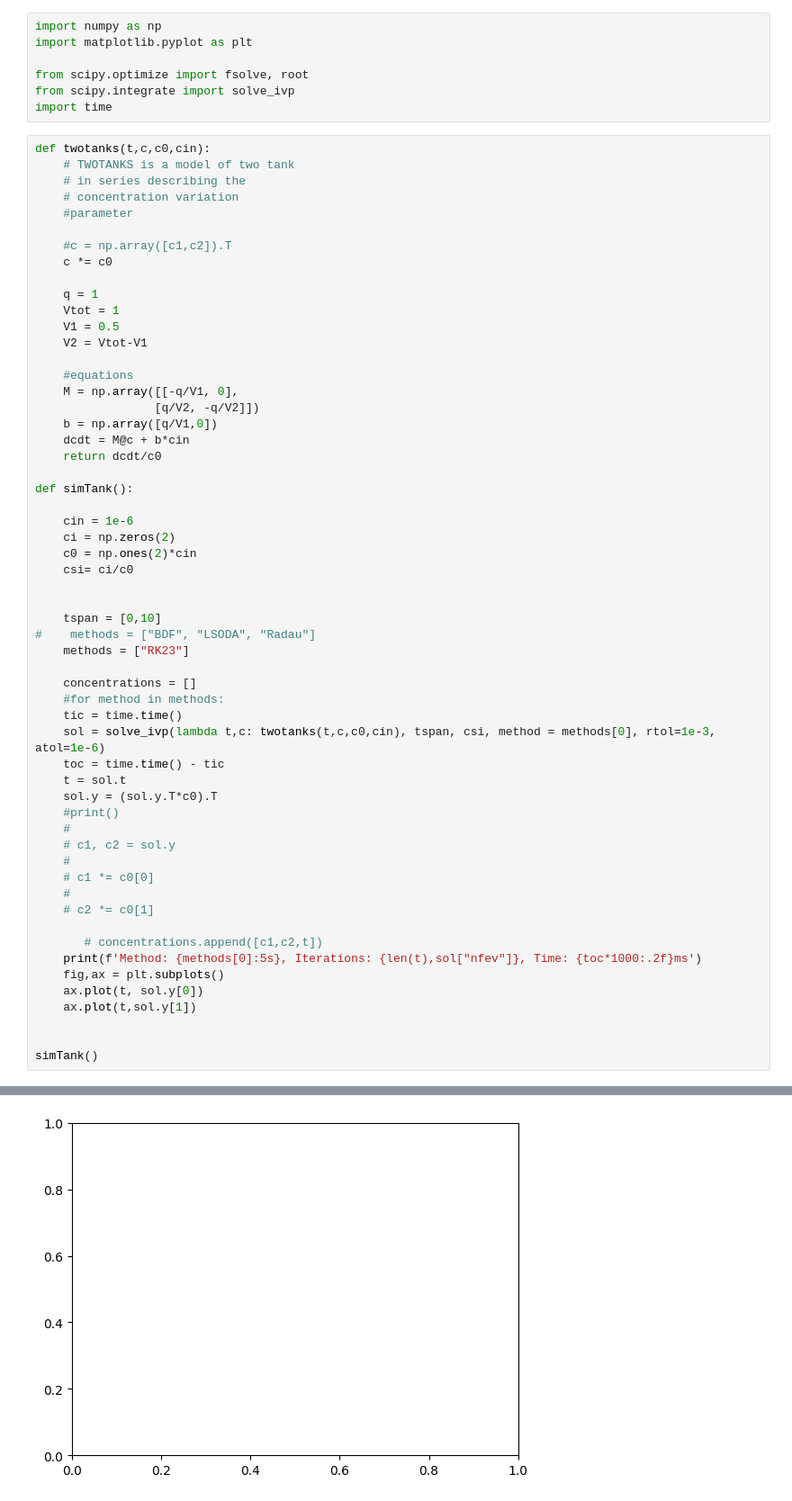
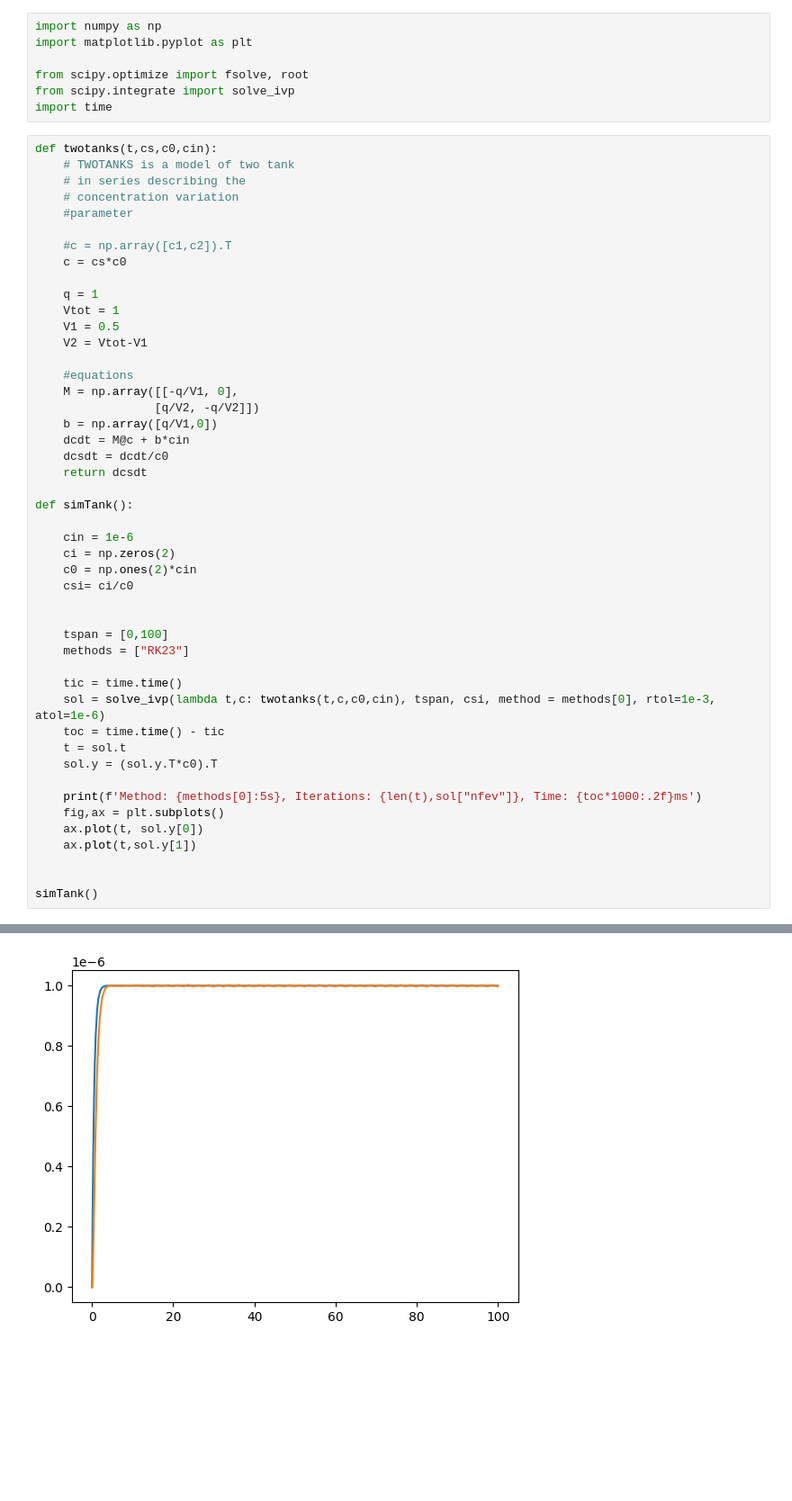
Before and after one commit to AnderssonHerman/KETN01, a Jupyter notebook: Ex2/P3-tankSeries.ipynb, the cells around one changed output, grey strips where cells are left out. Shown at 90% size. Saved outputs shown, nothing was run; the diff lists cells and outputs as text; blank space fills up the shorter version.

```diff
--- a/Ex2/P3-tankSeries.ipynb
+++ b/Ex2/P3-tankSeries.ipynb
@@ -6,14 +6,14 @@ from scipy.optimize import fsolve, root
 from scipy.integrate import solve_ivp
 import time
 # %%
-def twotanks(t,c,c0,cin):
+def twotanks(t,cs,c0,cin):
     # TWOTANKS is a model of two tank
     # in series describing the
     # concentration variation
     #parameter
 
     #c = np.array([c1,c2]).T
-    c *= c0
+    c = cs*c0
 
     q = 1
     Vtot = 1
@@ -25,7 +25,8 @@ def twotanks(t,c,c0,cin):
                  [q/V2, -q/V2]])
     b = np.array([q/V1,0])
     dcdt = M@c + b*cin
-    return dcdt/c0
+    dcsdt = dcdt/c0
+    return dcsdt
 
 def simTank():
 
@@ -35,26 +36,15 @@ def simTank():
     csi= ci/c0
 
 
-    tspan = [0,10]
-#    methods = ["BDF", "LSODA", "Radau"]
+    tspan = [0,100]
     methods = ["RK23"]
 
-    concentrations = []
-    #for method in methods:
     tic = time.time()
     sol = solve_ivp(lambda t,c: twotanks(t,c,c0,cin), tspan, csi, method = methods[0], rtol=1e-3, atol=1e-6)
     toc = time.time() - tic
     t = sol.t
     sol.y = (sol.y.T*c0).T
-    #print()
-    #
-    # c1, c2 = sol.y
-    #
-    # c1 *= c0[0]
-    #
-    # c2 *= c0[1]
 
-       # concentrations.append([c1,c2,t])
     print(f'Method: {methods[0]:5s}, Iterations: {len(t),sol["nfev"]}, Time: {toc*1000:.2f}ms')
     fig,ax = plt.subplots()
     ax.plot(t, sol.y[0])
@@ -68 +57 @@ ValueError: x and y must have same first dimension, but have shapes (6163,) and
-[figure, old version]
+[figure, new version]
```
Also changed, not shown: parts of 1 cell of this notebook, 1 other file.
